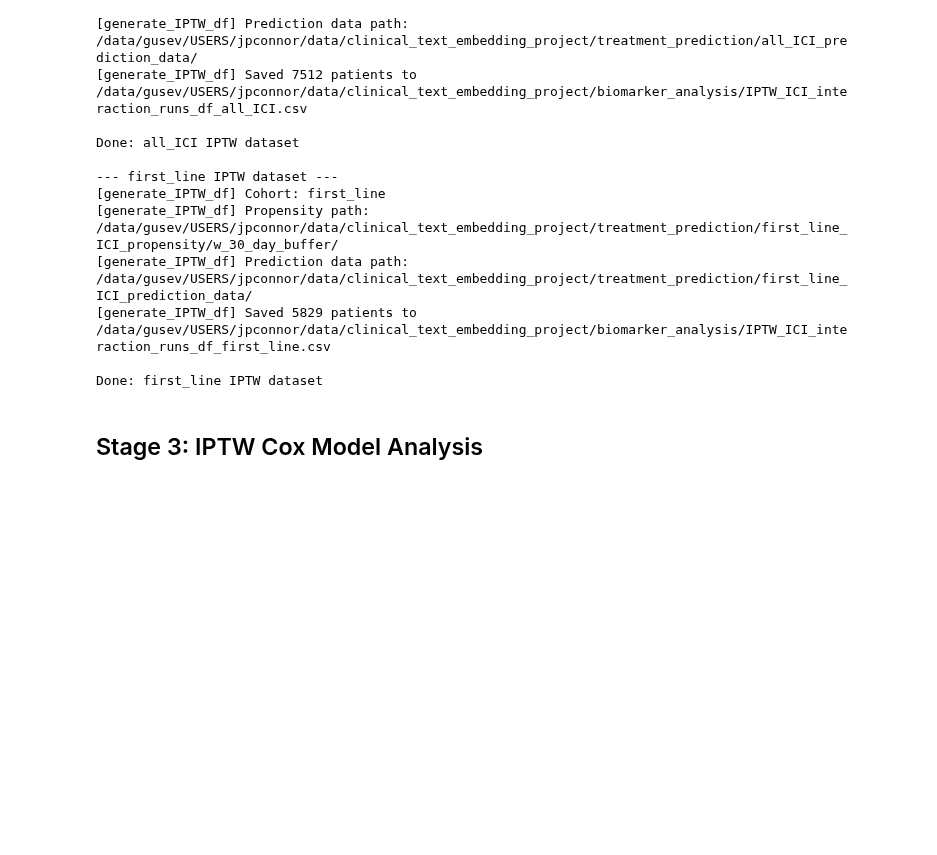
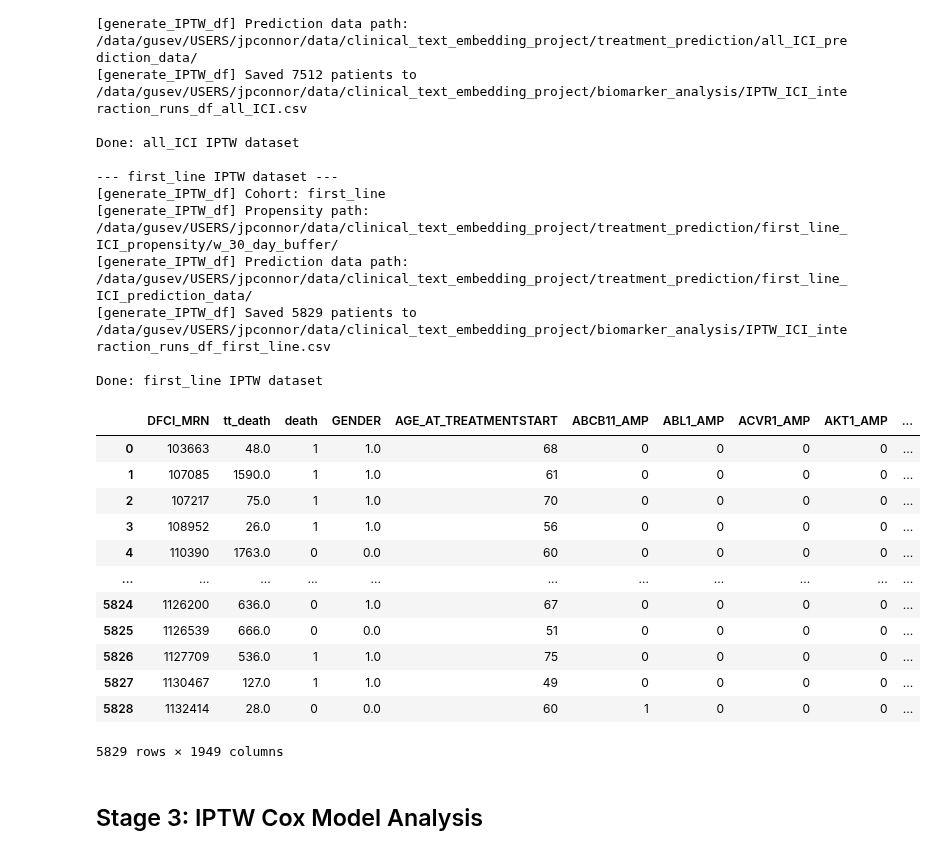
Before and after one commit to jpatrick-connor-DFCI/clinical_text_embedding_project, a Jupyter notebook: python_scripts/biomarker_analysis/run_biomarker_pipeline.ipynb, the cells around one changed output. Drawn from its saved outputs; the diff is of its cells as text; code cells hidden in the pictures; blank space fills up the shorter version.

```diff
--- a/python_scripts/biomarker_analysis/run_biomarker_pipeline.ipynb
+++ b/python_scripts/biomarker_analysis/run_biomarker_pipeline.ipynb
@@ -76,6 +76,23 @@ Done: all_ICI IPTW dataset
 [generate_IPTW_df] Saved 5829 patients to /data/gusev/USERS/jpconnor/data/clinical_text_embedding_project/biomarker_analysis/IPTW_ICI_interaction_runs_df_first_line.csv
 
 Done: first_line IPTW dataset
+# %%
+first_line_df = pd.read_csv('/data/gusev/USERS/jpconnor/data/clinical_text_embedding_project/biomarker_analysis/IPTW_ICI_interaction_runs_df_first_line.csv')
+first_line_df
+# %% [output]
+|  | DFCI_MRN | tt_death | death | GENDER | AGE_AT_TREATMENTSTART | ABCB11_AMP | ABL1_AMP | ACVR1_AMP | AKT1_AMP | ... |
+| 0 | 103663 | 48.0 | 1 | 1.0 | 68 | 0 | 0 | 0 | 0 | ... |
+| 1 | 107085 | 1590.0 | 1 | 1.0 | 61 | 0 | 0 | 0 | 0 | ... |
+| 2 | 107217 | 75.0 | 1 | 1.0 | 70 | 0 | 0 | 0 | 0 | ... |
+| 3 | 108952 | 26.0 | 1 | 1.0 | 56 | 0 | 0 | 0 | 0 | ... |
+| 4 | 110390 | 1763.0 | 0 | 0.0 | 60 | 0 | 0 | 0 | 0 | ... |
+| ... | ... | ... | ... | ... | ... | ... | ... | ... | ... | ... |
+| 5824 | 1126200 | 636.0 | 0 | 1.0 | 67 | 0 | 0 | 0 | 0 | ... |
+| 5825 | 1126539 | 666.0 | 0 | 0.0 | 51 | 0 | 0 | 0 | 0 | ... |
+| 5826 | 1127709 | 536.0 | 1 | 1.0 | 75 | 0 | 0 | 0 | 0 | ... |
+| 5827 | 1130467 | 127.0 | 1 | 1.0 | 49 | 0 | 0 | 0 | 0 | ... |
+| 5828 | 1132414 | 28.0 | 0 | 0.0 | 60 | 1 | 0 | 0 | 0 | ... |
+5829 rows × 1949 columns
 # %% [markdown]
 ## Stage 3: IPTW Cox Model Analysis
 # %%
```
Also changed, not shown: parts of 4 cells of this notebook, 2 other files.
